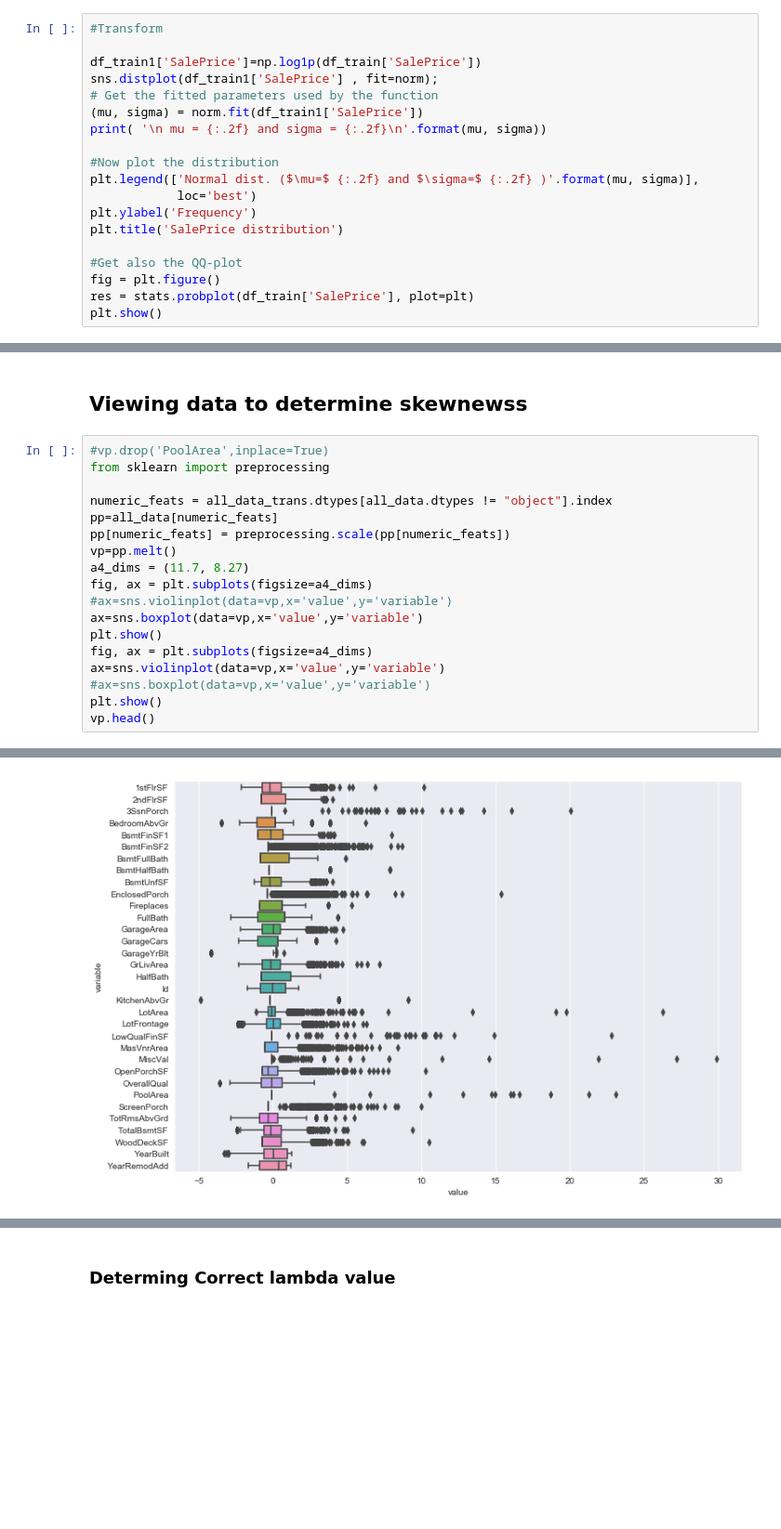
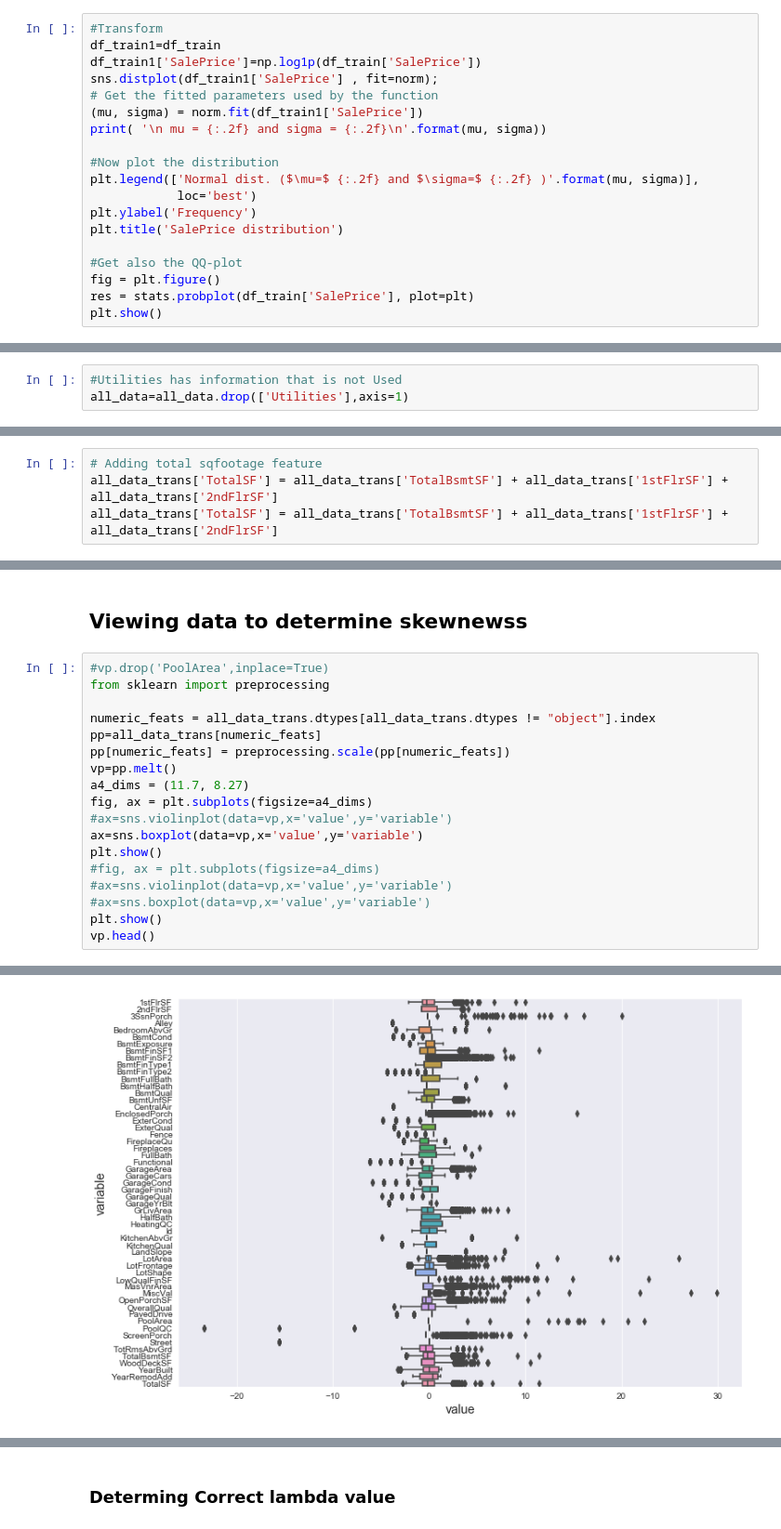
Before and after one commit to dredvard/kaggles, a Jupyter notebook: Houseprice Kaggle.ipynb, the cells around one changed output, grey strips where cells are left out. Shown at 93% size. Cells and saved outputs as stored; diff of their text form; blank space fills up the shorter version.

```diff
--- a/Houseprice Kaggle.ipynb
+++ b/Houseprice Kaggle.ipynb
@@ -94,6 +163,6 @@ plt.show()
 # %%
 #Transform
-
+df_train1=df_train
 df_train1['SalePrice']=np.log1p(df_train['SalePrice'])
 sns.distplot(df_train1['SalePrice'] , fit=norm);
 # Get the fitted parameters used by the function
@@ -129,3 +302,6 @@ all_data size is : (2917, 80)
+# %%
+#Utilities has information that is not Used
+all_data=all_data.drop(['Utilities'],axis=1)
 # %% [markdown]
 ## Evaluate Missing Data
 # %%
@@ -379 +426,5 @@ for c in cols:
+# %%
+# Adding total sqfootage feature
+all_data_trans['TotalSF'] = all_data_trans['TotalBsmtSF'] + all_data_trans['1stFlrSF'] + all_data_trans['2ndFlrSF']
+all_data_trans['TotalSF'] = all_data_trans['TotalBsmtSF'] + all_data_trans['1stFlrSF'] + all_data_trans['2ndFlrSF']
 # %%
@@ -394,8 +445,8 @@ all_data_trans['MoSold'] = all_data_trans['MoSold'].astype(str)
 #vp.drop('PoolArea',inplace=True)
 from sklearn import preprocessing
 
-numeric_feats = all_data_trans.dtypes[all_data.dtypes != "object"].index
-pp=all_data[numeric_feats]
+numeric_feats = all_data_trans.dtypes[all_data_trans.dtypes != "object"].index
+pp=all_data_trans[numeric_feats]
 pp[numeric_feats] = preprocessing.scale(pp[numeric_feats])
 vp=pp.melt()
 a4_dims = (11.7, 8.27)
@@ -403,8 +454,8 @@ fig, ax = plt.subplots(figsize=a4_dims)
 #ax=sns.violinplot(data=vp,x='value',y='variable')
 ax=sns.boxplot(data=vp,x='value',y='variable')
 plt.show()
-fig, ax = plt.subplots(figsize=a4_dims)
-ax=sns.violinplot(data=vp,x='value',y='variable')
+#fig, ax = plt.subplots(figsize=a4_dims)
+#ax=sns.violinplot(data=vp,x='value',y='variable')
 #ax=sns.boxplot(data=vp,x='value',y='variable')
 plt.show()
 vp.head()
@@ -417,6 +467,6 @@ See the caveats in the documentation: http://pandas.pydata.org/pandas-docs/stabl
 A value is trying to be set on a copy of a slice from a DataFrame.
 Try using .loc[row_indexer,col_indexer] = value instead
 
 See the caveats in the documentation: http://pandas.pydata.org/pandas-docs/stable/indexing.html#indexing-view-versus-copy
   self.obj[item] = s
-[figure, old version]
+[figure, new version]
```
Also changed, not shown: parts of 67 cells of this notebook, 5 other files.
